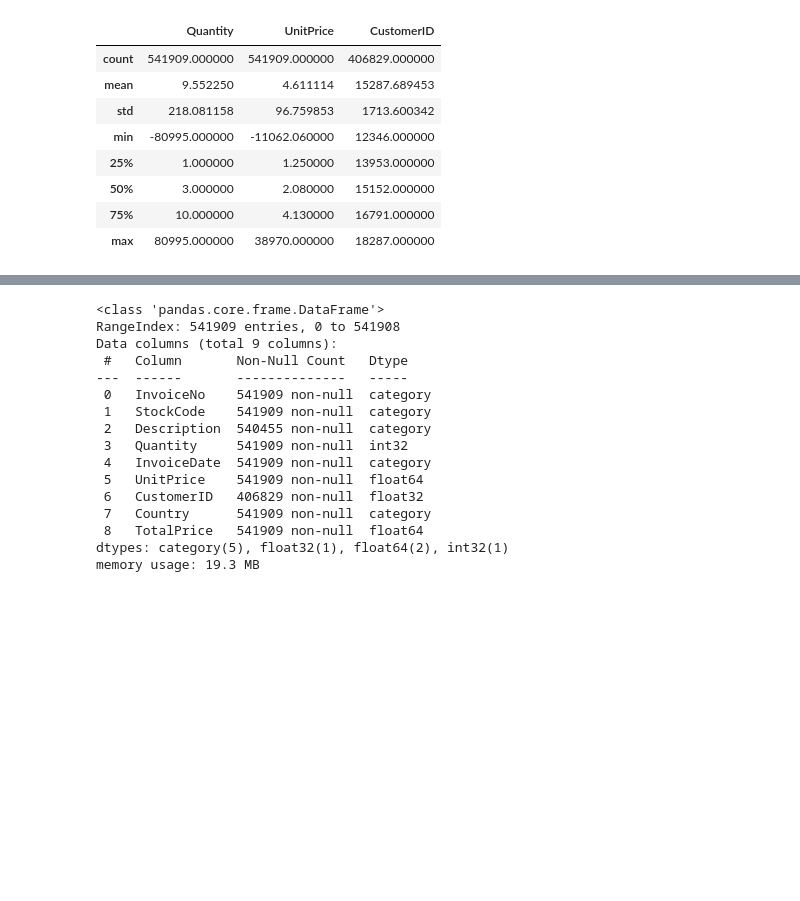
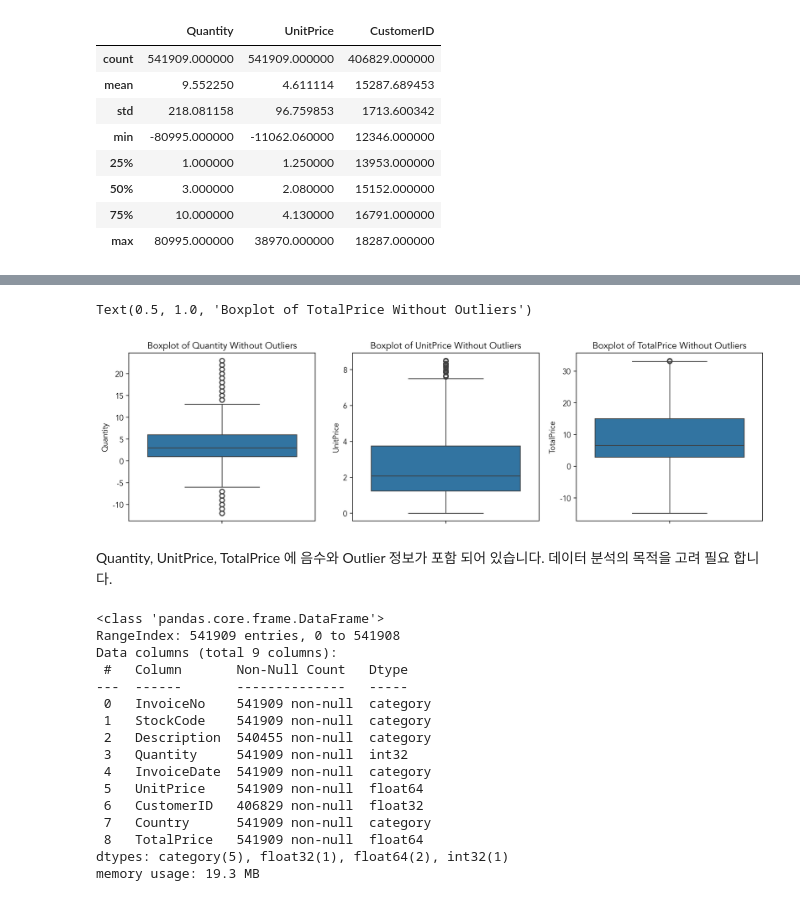
Before and after one commit to gyjong/workplace, a Jupyter notebook: quest_0130/01_online_retail_mission_aiffel.ipynb, the cells around one changed output, grey strips where cells are left out. Saved outputs shown, nothing was run; the diff lists cells and outputs as text; code cells hidden in the pictures; blank space fills up the shorter version.

```diff
--- a/quest_0130/01_online_retail_mission_aiffel.ipynb
+++ b/quest_0130/01_online_retail_mission_aiffel.ipynb
@@ -56,3 +80,34 @@ df.head()
+# %%
+# 이상치를 제거하는 함수
+def remove_outliers(df, column):
+    Q1 = df[column].quantile(0.25)
+    Q3 = df[column].quantile(0.75)
+    IQR = Q3 - Q1
+    lower_bound = Q1 - 1.5 * IQR
+    upper_bound = Q3 + 1.5 * IQR
+    return df[(df[column] >= lower_bound) & (df[column] <= upper_bound)]
+
+# 이상치 제거
+wo_df = remove_outliers(df, 'Quantity')
+wo_df = remove_outliers(wo_df, 'UnitPrice')
+wo_df = remove_outliers(wo_df, 'TotalPrice')
+
+# 순차적으로 이상치를 제거한 경우 이므로 정확하지 않을 수 있습니다.
+
+# 이상치가 제거된 데이터로 boxplot 그리기
+f, ax = plt.subplots(1, 3, figsize = (15, 4))
+sns.boxplot(y = wo_df['Quantity'], ax = ax[0])
+ax[0].set_title('Boxplot of Quantity Without Outliers')
+sns.boxplot(y = wo_df['UnitPrice'], ax = ax[1])
+ax[1].set_title('Boxplot of UnitPrice Without Outliers')
+sns.boxplot(y = wo_df['TotalPrice'], ax = ax[2])
+ax[2].set_title('Boxplot of TotalPrice Without Outliers')
+# %% [output]
+Text(0.5, 1.0, 'Boxplot of TotalPrice Without Outliers')
+[figure, added]
+# %% [markdown]
+Quantity, UnitPrice, TotalPrice 에 음수와 Outlier 정보가 포함 되어 있습니다.
+데이터 분석의 목적을 고려 필요 합니다.
 # %%
 df.info()
 # %% [output]
```
Also changed, not shown: parts of 9 cells of this notebook.
